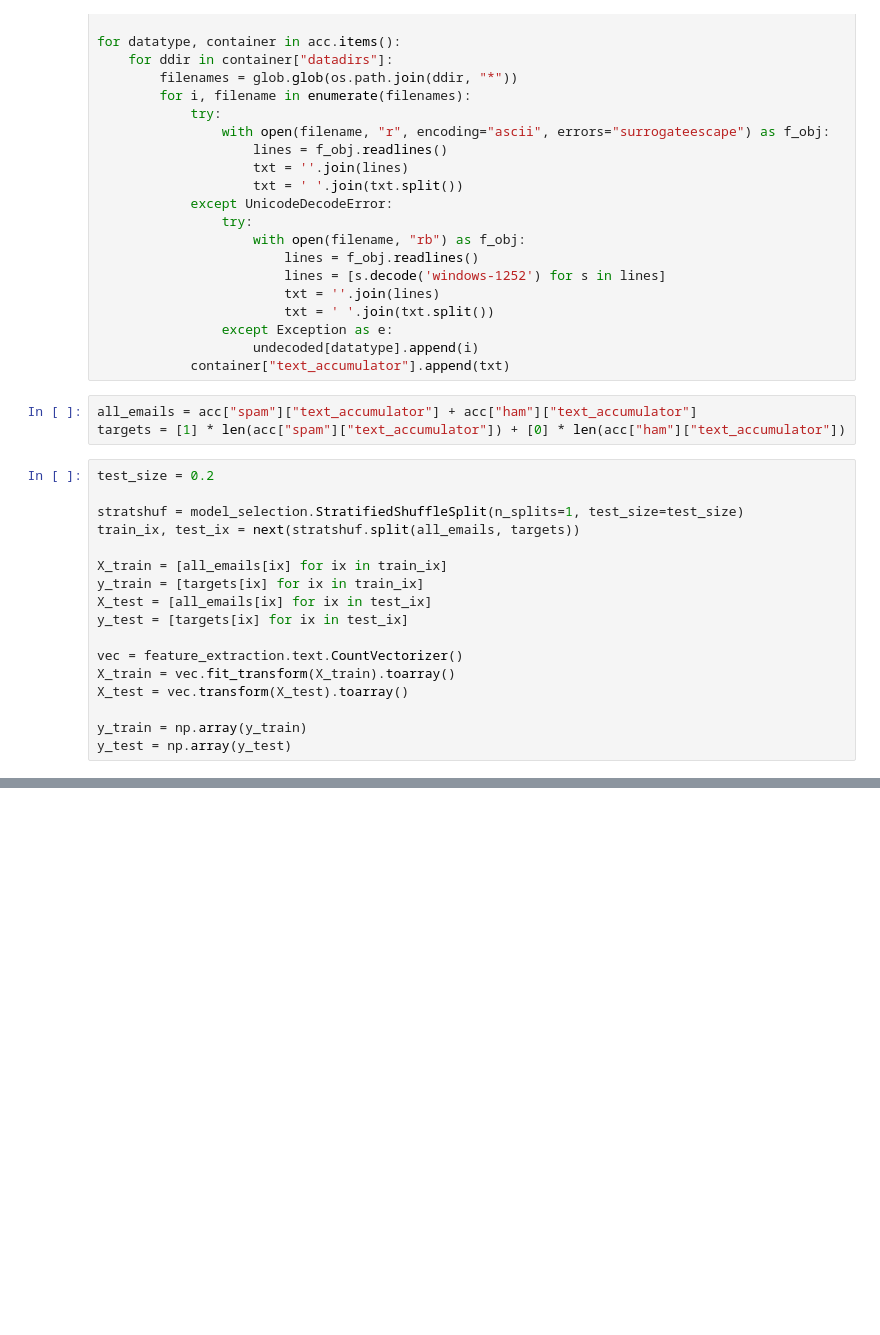
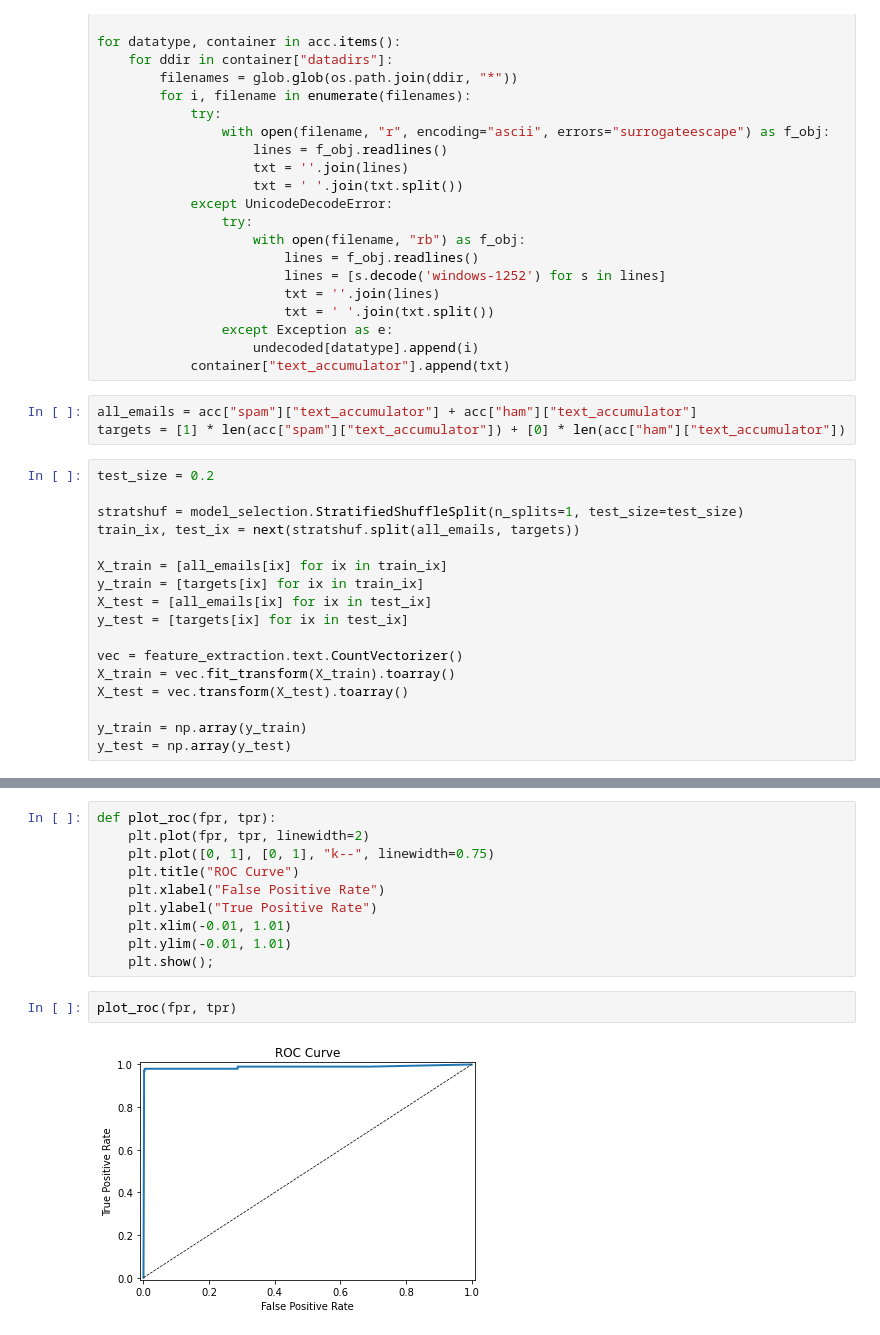
Before and after one commit to dcoxnard/handsonml_notes_solutions, a Jupyter notebook: 03_3_spam.ipynb, the cells around one changed output, grey strips where cells are left out. Cells and saved outputs as stored; diff of their text form; blank space fills up the shorter version.

```diff
--- a/03_3_spam.ipynb
+++ b/03_3_spam.ipynb
@@ -80,0 +110,14 @@ Accuracy is 87.59%
+# %%
+def plot_roc(fpr, tpr):
+    plt.plot(fpr, tpr, linewidth=2)
+    plt.plot([0, 1], [0, 1], "k--", linewidth=0.75)
+    plt.title("ROC Curve")
+    plt.xlabel("False Positive Rate")
+    plt.ylabel("True Positive Rate")
+    plt.xlim(-0.01, 1.01)
+    plt.ylim(-0.01, 1.01)
+    plt.show();
+# %%
+plot_roc(fpr, tpr)
+# %% [output]
+[figure, added]
```
Also changed, not shown: parts of 10 cells of this notebook, 1 other file.
